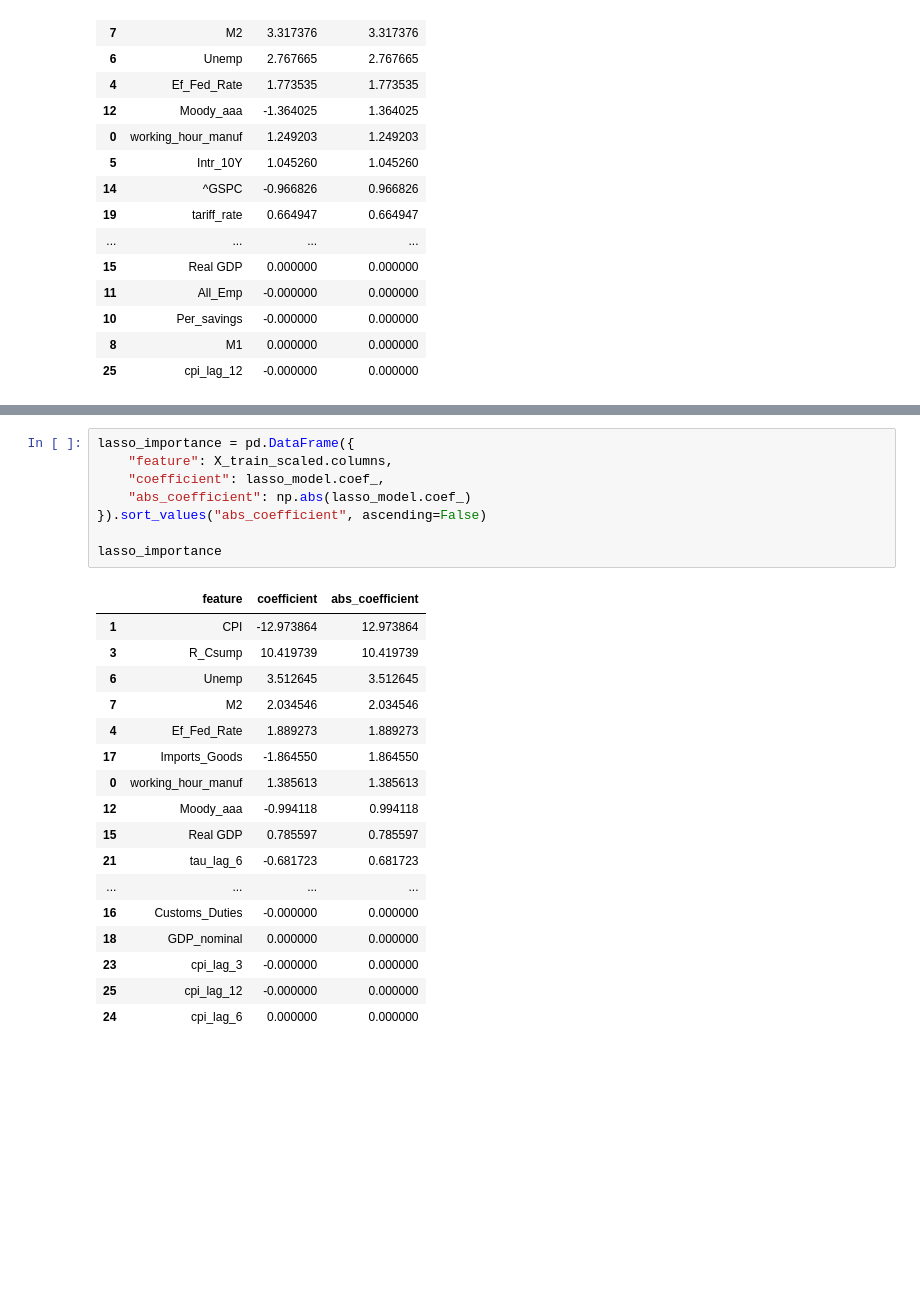
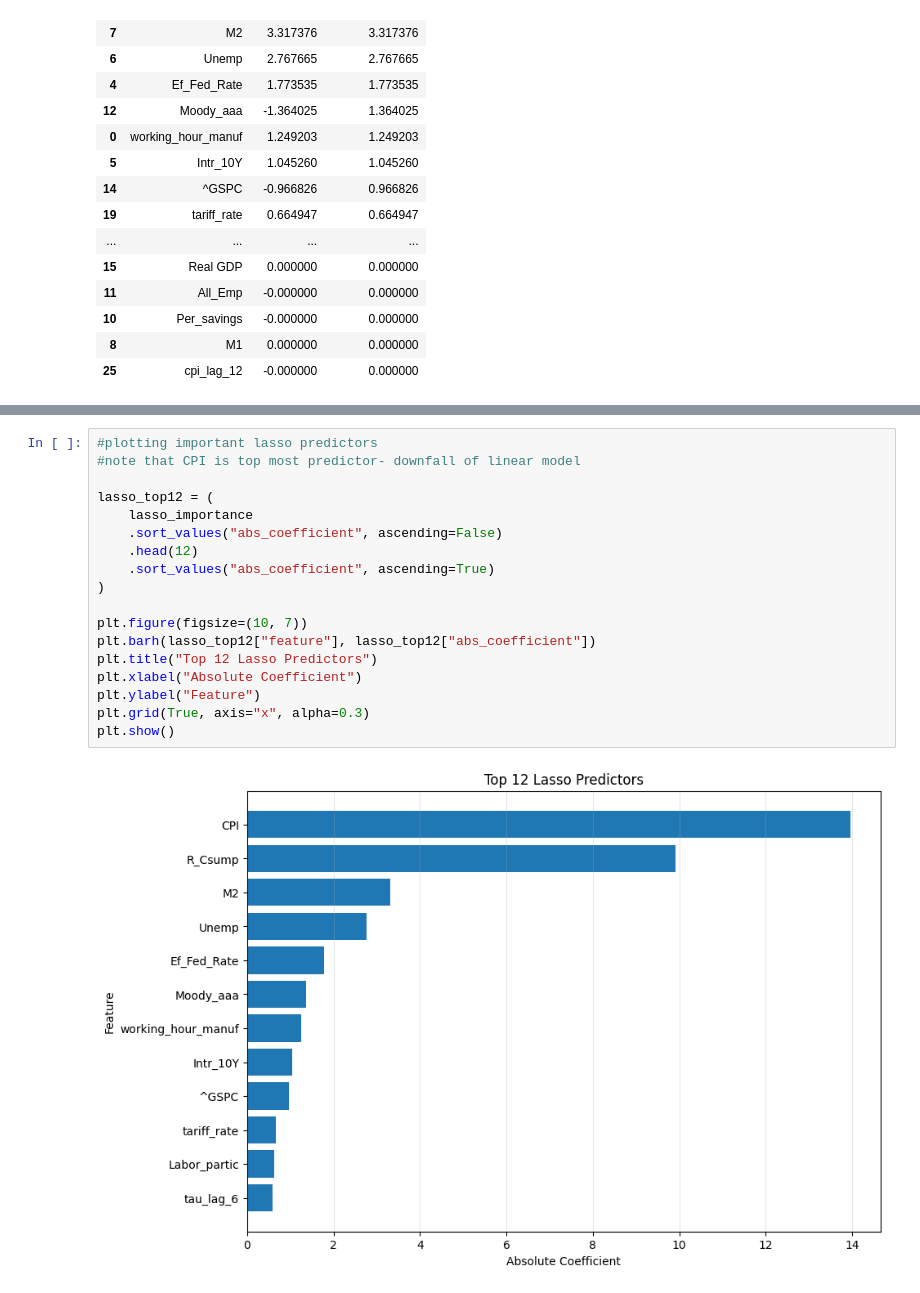
Before and after one commit to AndrewEross/GDP_inflation_prediction, a Jupyter notebook: inflation_model_backup.ipynb, the cells around one changed output, grey strips where cells are left out. Cells and saved outputs as stored; diff of their text form; blank space fills up the shorter version.

```diff
--- a/inflation_model_backup.ipynb
+++ b/inflation_model_backup.ipynb
@@ -409,26 +386,20 @@ plt.show()
-# %%
-lasso_importance = pd.DataFrame({
-    "feature": X_train_scaled.columns,
-    "coefficient": lasso_model.coef_,
-    "abs_coefficient": np.abs(lasso_model.coef_)
-}).sort_values("abs_coefficient", ascending=False)
-
-lasso_importance
-# %% [output]
-|  | feature | coefficient | abs_coefficient |
-| 1 | CPI | -12.973864 | 12.973864 |
-| 3 | R_Csump | 10.419739 | 10.419739 |
-| 6 | Unemp | 3.512645 | 3.512645 |
-| 7 | M2 | 2.034546 | 2.034546 |
-| 4 | Ef_Fed_Rate | 1.889273 | 1.889273 |
-| 17 | Imports_Goods | -1.864550 | 1.864550 |
-| 0 | working_hour_manuf | 1.385613 | 1.385613 |
-| 12 | Moody_aaa | -0.994118 | 0.994118 |
-| 15 | Real GDP | 0.785597 | 0.785597 |
-| 21 | tau_lag_6 | -0.681723 | 0.681723 |
-| ... | ... | ... | ... |
-| 16 | Customs_Duties | -0.000000 | 0.000000 |
-| 18 | GDP_nominal | 0.000000 | 0.000000 |
-| 23 | cpi_lag_3 | -0.000000 | 0.000000 |
-| 25 | cpi_lag_12 | -0.000000 | 0.000000 |
-| 24 | cpi_lag_6 | 0.000000 | 0.000000 |
+# %%
+#plotting important lasso predictors
+#note that CPI is top most predictor- downfall of linear model
+
+lasso_top12 = (
+    lasso_importance
+    .sort_values("abs_coefficient", ascending=False)
+    .head(12)
+    .sort_values("abs_coefficient", ascending=True)
+)
+
+plt.figure(figsize=(10, 7))
+plt.barh(lasso_top12["feature"], lasso_top12["abs_coefficient"])
+plt.title("Top 12 Lasso Predictors")
+plt.xlabel("Absolute Coefficient")
+plt.ylabel("Feature")
+plt.grid(True, axis="x", alpha=0.3)
+plt.show()
+# %% [output]
+[figure, added]
```
Also changed, not shown: parts of 16 cells of this notebook.
